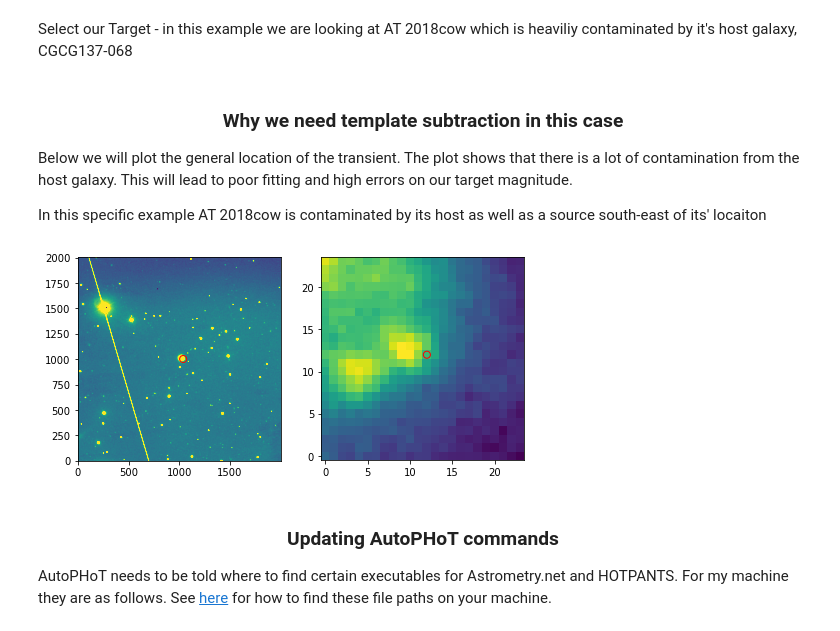
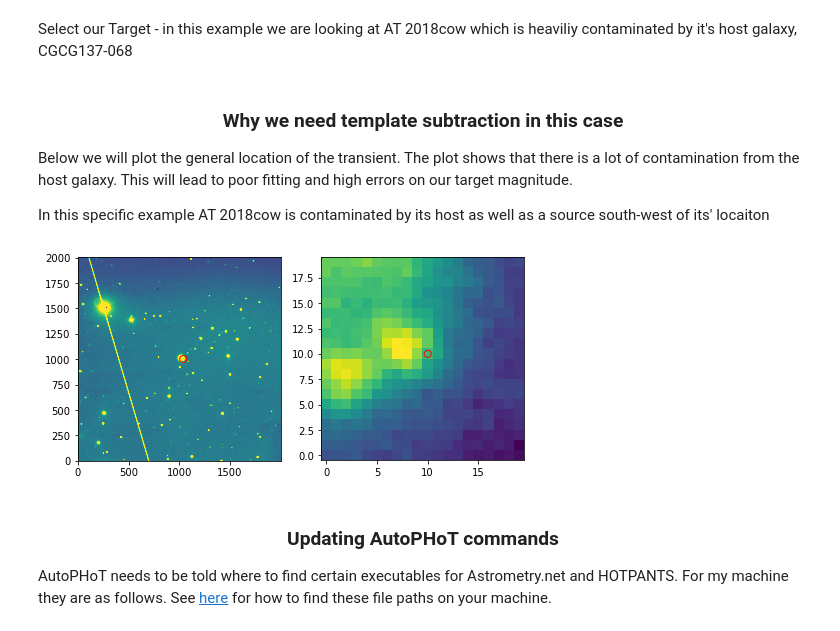
Before and after one commit to Astro-Sean/autophot, a Jupyter notebook: example_notebooks/template_subtraction_and_WCS.ipynb, the cells around one changed output. Drawn from its saved outputs; the diff is of its cells as text; code cells hidden in the pictures.

```diff
--- a/example_notebooks/template_subtraction_and_WCS.ipynb
+++ b/example_notebooks/template_subtraction_and_WCS.ipynb
@@ -123,7 +122,7 @@ autophot_input['target_dec'] = c.dec.degree
 
 Below we will plot the general location of the transient. The plot shows that there is a lot of contamination from the host galaxy. This will lead to poor fitting and high errors on our target magnitude.
 
-In this specific example AT 2018cow is contaminated by its host as well as a source south-east of its' locaiton
+In this specific example AT 2018cow is contaminated by its host as well as a source south-west of its' locaiton
 # %%
 # We will plot out the image
 import matplotlib.pyplot as plt
@@ -162,35 +161,35 @@ ax2 = fig.add_subplot(122)
 
 ax1.imshow(data,
           vmin = vmin,
           vmax = vmax,
           origin = 'lower',
           cmap = 'viridis')
 
 ax1.scatter(x_pix,y_pix,
             marker = 'o',
             facecolor = 'none',
             edgecolor = 'r',
             s = 50)
 
 # Plot a close up cutout of the source too
-cutout_size = 1
+cutout_size = 10
 cutout = data[int(y_pix-cutout_size):int(y_pix+cutout_size),
               int(x_pix-cutout_size):int(x_pix+cutout_size)]
 
 ax2.imshow(cutout,
            origin = 'lower',
            cmap = 'viridis')
 
 ax2.scatter(cutout_size,cutout_size,
             marker = 'o',
             facecolor = 'none',
             edgecolor = 'r',
             s = 50)
 
 
 plt.show()
 # %% [output]
-[figure, old version]
+[figure, new version]
 # %% [markdown]
 <h3 align="center">Updating AutoPHoT commands</h3>
 
```
Also changed, not shown: parts of 10 cells of this notebook, 3 other files.
